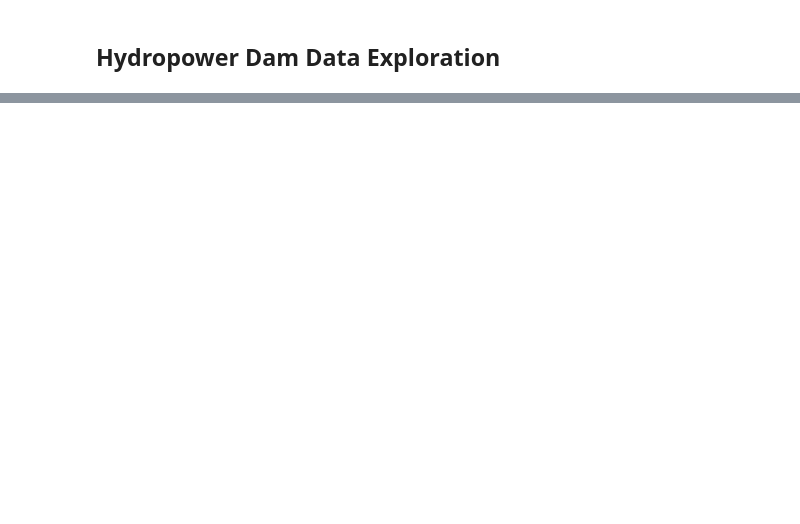
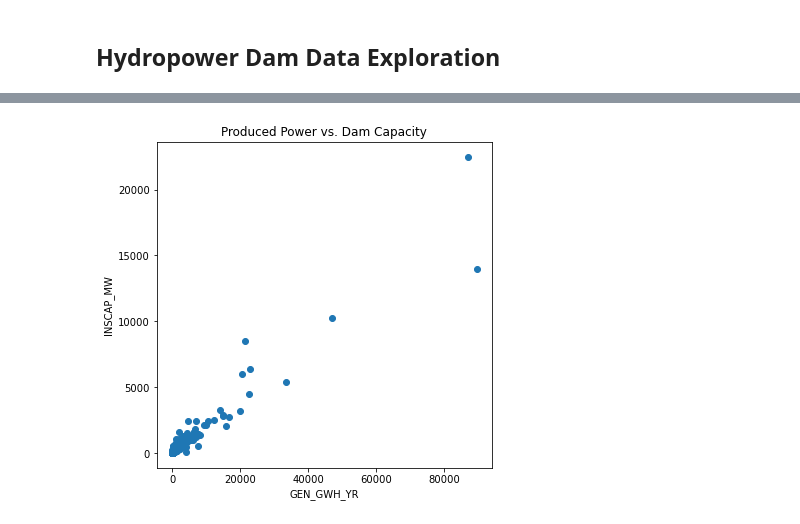
Before and after one commit to davidschmaier/CS-4701-Project-Predicting-GHG-Emissions-of-Hydroelectric-Dams, a Jupyter notebook: code/data-exploration.ipynb, the cells around one changed output, grey strips where cells are left out. Cells and saved outputs as stored; diff of their text form; code cells hidden in the pictures; blank space fills up the shorter version.

```diff
--- a/code/data-exploration.ipynb
+++ b/code/data-exploration.ipynb
@@ -63,0 +71,10 @@ data_filt['FISH_RATIO_per_GWH'] = data_filt.apply(lambda x: (1/x['FISH_RATIO'])/
+# %%
+# Compare dam capacity and generated GWH/yr
+fig = plt.figure(figsize=(6,6))
+plt.scatter(data['GEN_GWH_YR'], data['INSCAP_MW'])
+plt.xlabel('GEN_GWH_YR')
+plt.ylabel('INSCAP_MW')
+plt.title('Produced Power vs. Dam Capacity')
+plt.show()
+# %% [output]
+[figure, added]
```
Also changed, not shown: parts of 22 cells of this notebook.
